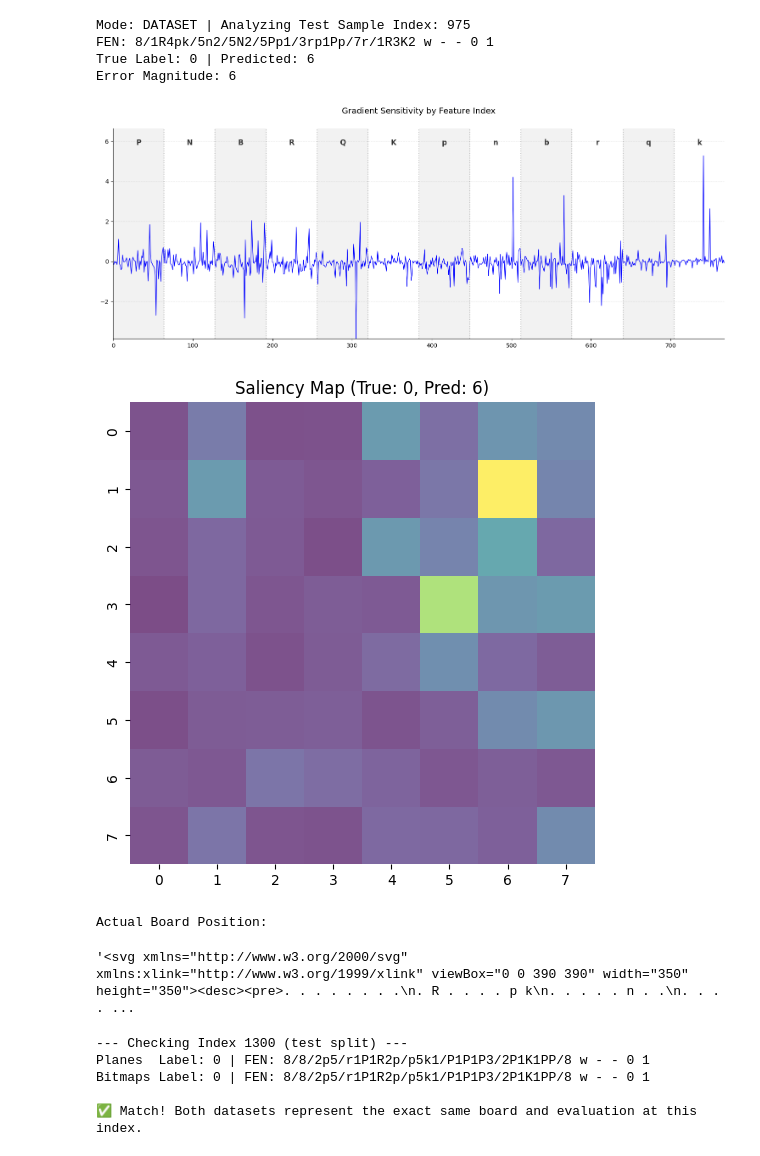
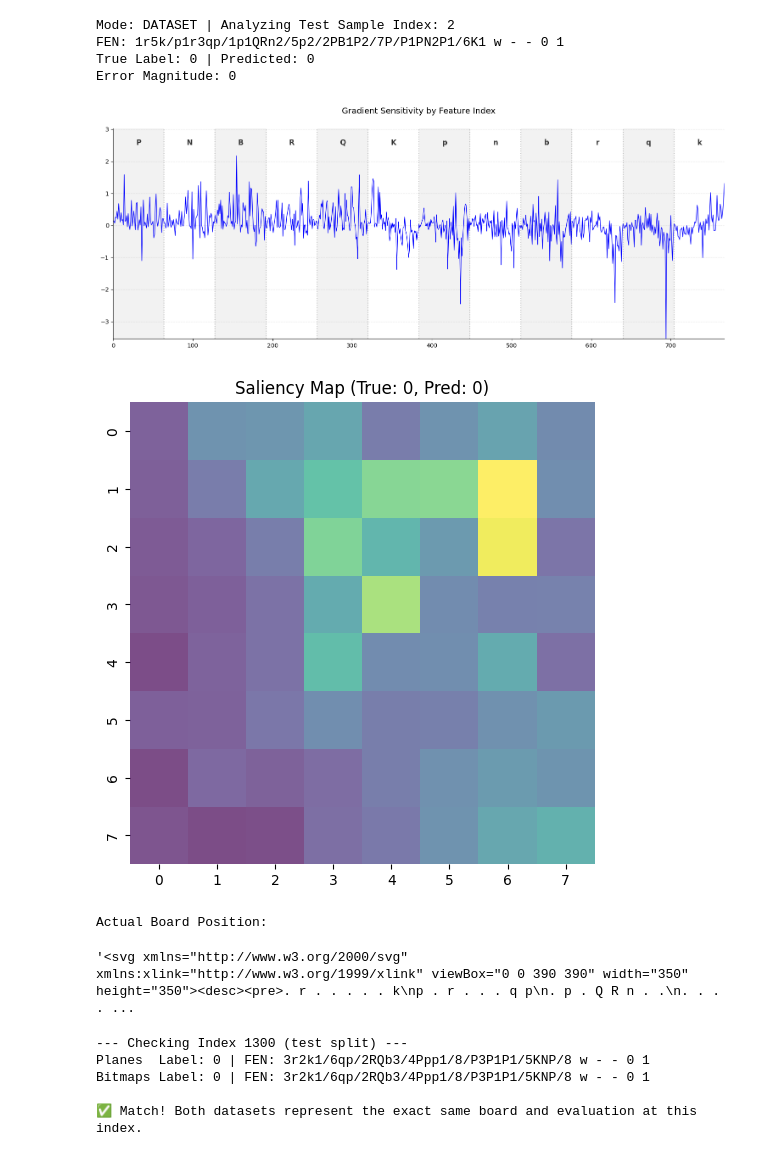
Before and after one commit to wang-yuancheng/chess, a Jupyter notebook: 06_unified_model_testing.ipynb, the cells around one changed output. Drawn from its saved outputs; the diff is of its cells as text; code cells hidden in the pictures.

```diff
--- a/06_unified_model_testing.ipynb
+++ b/06_unified_model_testing.ipynb
@@ -22,7 +23,7 @@ MODEL_DIR = Path("models")
 # ==========================================
 class Config:
     # 'CNN' / 'MLP' / TRANSFORMER'
-    ACTIVE_MODEL = "TRANSFORMER"
+    ACTIVE_MODEL = "CNN"
 
     # 'FEN' / 'DATASET'
     TEST_MODE = "DATASET"
@@ -32,27 +33,45 @@ class Config:
     TRUE_LABEL_FOR_FEN = 2 # Manually set the expected class (0-6) for this FEN
 
     # --- Change if TEST_MODE = "DATASET" ---
-    ERROR_MAGNITUDE = "6"
-    FAILURE_IDX_IN_LIST = 1
+    ERROR_MAGNITUDE = "0"
+    IDX_IN_LIST = 1
 
 MODEL_REGISTRY = {
     "CNN": {
-        "name": "seresnet_new_v1_16",
+        "name": "seresnet_new_v2_16",
         "dataset_dir": Path("./dataset_planes_cp/"),
         "is_3d": True,
-        "failure_file": "seresnet_new_v1_16_failure_indices.json"
+        "index_file": "seresnet_new_v2_16_all_indices.json"
     },
     "MLP": {
         "name": "probs_mlp_v4",
         "dataset_dir": Path("./dataset_bitmaps_cp/"),
         "is_3d": False,
-        "failure_file": "run_2026_01_22_probs_mlp_v4_failure_indices.json"
+        "index_file": "run_2026_01_22_probs_mlp_v4_all_indices.json"
     },
     "TRANSFORMER": {
         "name": "transformer_v1",
         "dataset_dir": Path("./dataset_planes_cp/"),
         "is_3d": True,
-        "failure_file": "transformer_v1_failure_indices.json"
+        "index_file": "transformer_v1_all_indices.json"
+    },
+    "CNN_PROBE": {
+        "name": "seresnet_new_v2_16_probe",
+        "dataset_dir": Path("./dataset_planes_cp/"),
+        "is_3d": True,
+        "index_file": "seresnet_new_v1_16_probe_failure_indices.json"
+    },
+    "MLP_PROBE": {
+        "name": "probs_mlp_v4_probe",
+        "dataset_dir": Path("./dataset_bitmaps_cp/"),
+        "is_3d": False,
+        "index_file": "probs_mlp_v4_probe_failure_indices.json"
+    },
+    "TRANSFORMER_PROBE": {
+        "name": "transformer_v1_probe",
+        "dataset_dir": Path("./dataset_planes_cp/"),
+        "is_3d": True,
+        "index_file": "transformer_v1_probe_failure_indices.json"
     }
 }
 
@@ -349,50 +368,50 @@ Transformer(
 # ==========================================
 if Config.TEST_MODE == "DATASET":
     # Load index from JSON
-    failure_path = RESULTS_DIR / ACTIVE_SETUP['name'] / ACTIVE_SETUP['failure_file']
-    with open(failure_path, "r") as f:
-        failure_data = json.load(f)
-    dataset_idx = failure_data[Config.ERROR_MAGNITUDE][Config.FAILURE_IDX_IN_LIST]
+    index_path = RESULTS_DIR / ACTIVE_SETUP['name'] / ACTIVE_SETUP['index_file']
+    with open(index_path, "r") as f:
+        index_data = json.load(f)
+    dataset_idx = index_data[Config.ERROR_MAGNITUDE][Config.IDX_IN_LIST]
 
     # Load sample
     dataset = ChessDataset(root_dir=ACTIVE_SETUP['dataset_dir'], split="test")
     X_sample, y_sample = dataset[dataset_idx]
     true_label = y_sample.item()
 
     # Generate FEN for printing
     reconstructed_fen = tensor_to_fen(X_sample) if ACTIVE_SETUP['is_3d'] else vector_to_fen(X_sample)
     print(f"\nMode: DATASET | Analyzing Test Sample Index: {dataset_idx}")
 
 elif Config.TEST_MODE == "FEN":
     reconstructed_fen = Config.FEN_STRING
     true_label = Config.TRUE_LABEL_FOR_FEN
     raw_tensor = fen_to_tensor(reconstructed_fen) if ACTIVE_SETUP['is_3d'] else fen_to_vector(reconstructed_fen)
     X_sample = torch.tensor(raw_tensor, dtype=torch.float32)
     print(f"\nMode: FEN STRING")
 
 X_input = X_sample.unsqueeze(0).to(DEVICE)
 pred_logits = model(X_input)
 pred_label = torch.argmax(pred_logits, dim=1).item()
 
 grads = get_piece_gradients(model, X_input, pred_label)
 if len(grads.shape) == 3: # Flatten spatial maps
     grads = grads.flatten()
 
 print(f"FEN: {reconstructed_fen}")
 print(f"True Label: {true_label} | Predicted: {pred_label}")
 print(f"Error Magnitude: {abs(true_label - pred_label)}")
 
 plot_chess_gradients(grads)
 plot_chess_heatmap(grads, fen_str=reconstructed_fen, true_label=true_label, pred_label=pred_label)
 # %% [output]
-Mode: DATASET | Analyzing Test Sample Index: 975
-FEN: 8/1R4pk/5n2/5N2/5Pp1/3rp1Pp/7r/1R3K2 w - - 0 1
-True Label: 0 | Predicted: 6
-Error Magnitude: 6
+Mode: DATASET | Analyzing Test Sample Index: 2
+FEN: 1r5k/p1r3qp/1p1QRn2/5p2/2PB1P2/7P/P1PN2P1/6K1 w - - 0 1
+True Label: 0 | Predicted: 0
+Error Magnitude: 0
-[figure, old version]
+[figure, new version]
-[figure, old version]
+[figure, new version]
 Actual Board Position:
-'<svg xmlns="http://www.w3.org/2000/svg" xmlns:xlink="http://www.w3.org/1999/xlink" viewBox="0 0 390 390" width="350" height="350"><desc><pre>. . . . . . . .\n. R . . . . p k\n. . . . . n . .\n. . . . ...
+'<svg xmlns="http://www.w3.org/2000/svg" xmlns:xlink="http://www.w3.org/1999/xlink" viewBox="0 0 390 390" width="350" height="350"><desc><pre>. r . . . . . k\np . r . . . q p\n. p . Q R n . .\n. . . . ...
 # %%
 # ==========================================
 # Dataset Alignment Check
@@ -400,8 +419,8 @@ Actual Board Position:
 CHECK_IDX = 1300
 SPLIT = "test"
 
-planes_dataset = ChessDataset(root_dir=Path("./dataset_planes_cp/"), split=SPLIT)
-bitmaps_dataset = ChessDataset(root_dir=Path("./dataset_bitmaps_cp/"), split=SPLIT)
+planes_dataset = ChessDataset(root_dir=Path("./dataset_planes_cp_probe/"), split=SPLIT)
+bitmaps_dataset = ChessDataset(root_dir=Path("./dataset_bitmaps_cp_probe/"), split=SPLIT)
 
 X_plane, y_plane = planes_dataset[CHECK_IDX]
 X_bitmap, y_bitmap = bitmaps_dataset[CHECK_IDX]
@@ -419,7 +438,7 @@ else:
     print("\n❌ Mismatch! The datasets do not align. You might need to check your data generation pipeline.")
 # %% [output]
 --- Checking Index 1300 (test split) ---
-Planes  Label: 0 | FEN: 8/8/2p5/r1P1R2p/p5k1/P1P1P3/2P1K1PP/8 w - - 0 1
-Bitmaps Label: 0 | FEN: 8/8/2p5/r1P1R2p/p5k1/P1P1P3/2P1K1PP/8 w - - 0 1
+Planes  Label: 0 | FEN: 3r2k1/6qp/2RQb3/4Ppp1/8/P3P1P1/5KNP/8 w - - 0 1
+Bitmaps Label: 0 | FEN: 3r2k1/6qp/2RQb3/4Ppp1/8/P3P1P1/5KNP/8 w - - 0 1
 
 ✅ Match! Both datasets represent the exact same board and evaluation at this index.
```
Also changed, not shown: parts of 3 cells of this notebook, 15 other files.
